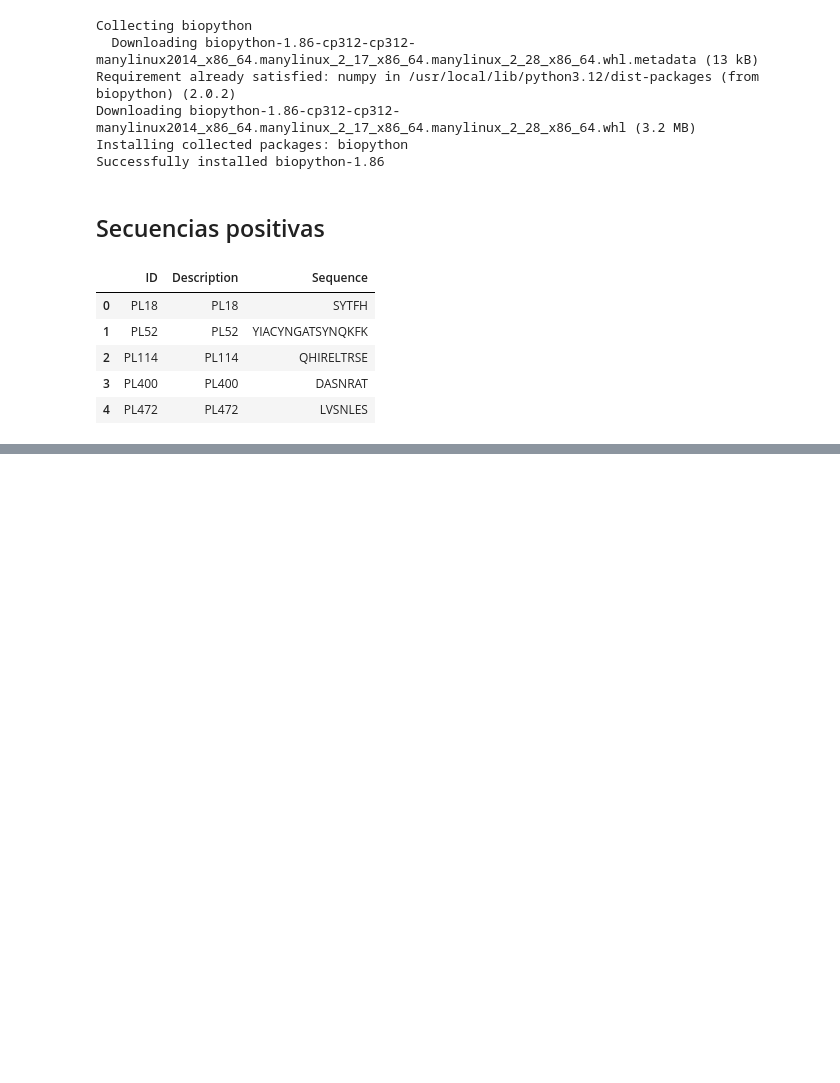
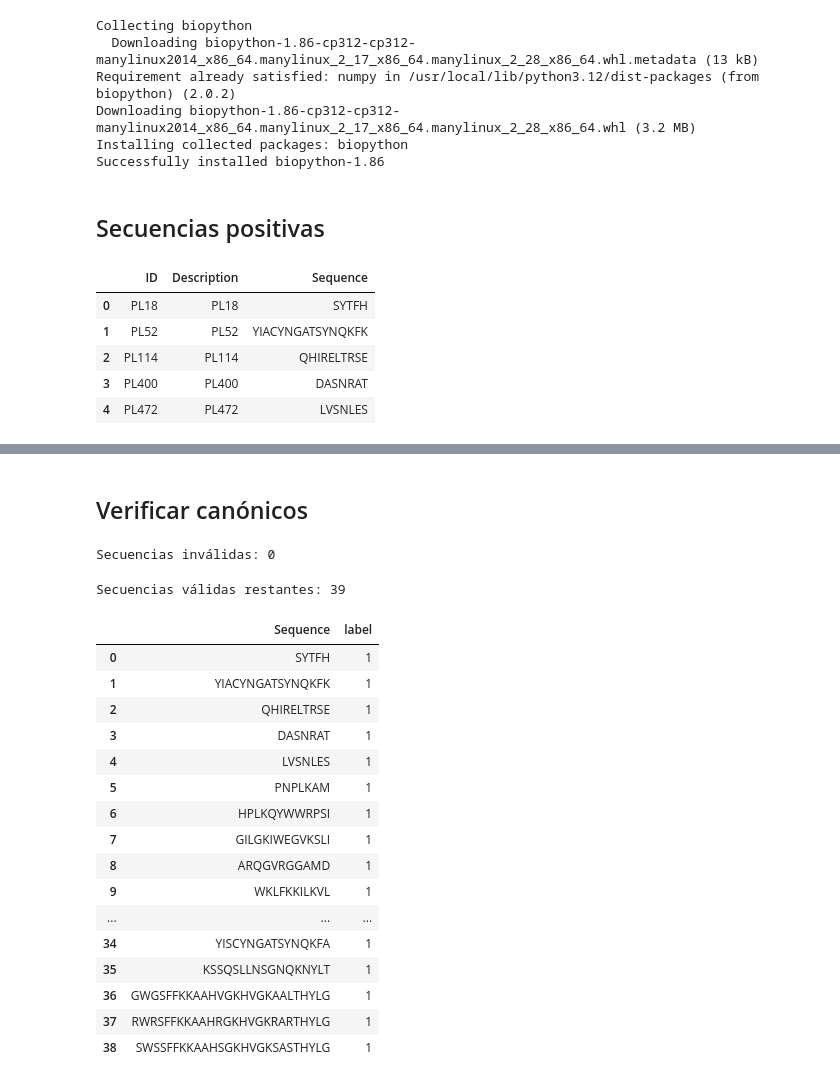
Before and after one commit to AnaLuisaIA/antifungal-peptides, a Jupyter notebook: databases/PepLab/PepLab.ipynb, the cells around one changed output, grey strips where cells are left out. Cells and saved outputs as stored; diff of their text form; code cells hidden in the pictures; blank space fills up the shorter version.

```diff
--- a/databases/PepLab/PepLab.ipynb
+++ b/databases/PepLab/PepLab.ipynb
@@ -74,0 +71,2 @@ secuencias.describe()
+# %%
+df_afp = df_afp.drop_duplicates().copy()
@@ -74,0 +77,38 @@ secuencias.describe()
+# %% [markdown]
+## Verificar canónicos
+# %%
+# Definir aminoácidos canónicos
+aminoacidos = set("ACDEFGHIKLMNPQRSTVWY")
+# %%
+# Verificar cuáles secuencias válidas
+df_afp["is_valid"] = [set(seq).issubset(aminoacidos) for seq in df_afp["Sequence"]]
+# %%
+no_validas = df_afp[~df_afp["is_valid"]]
+print("Secuencias inválidas:", len(no_validas))
+# %% [output]
+Secuencias inválidas: 0
+# %%
+df_validas = df_afp[df_afp["is_valid"]].drop(columns="is_valid")
+print("Secuencias válidas restantes:", len(df_validas))
+# %% [output]
+Secuencias válidas restantes: 39
+# %%
+display(df_validas)
+# %% [output]
+|  | Sequence | label |
+| 0 | SYTFH | 1 |
+| 1 | YIACYNGATSYNQKFK | 1 |
+| 2 | QHIRELTRSE | 1 |
+| 3 | DASNRAT | 1 |
+| 4 | LVSNLES | 1 |
+| 5 | PNPLKAM | 1 |
+| 6 | HPLKQYWWRPSI | 1 |
+| 7 | GILGKIWEGVKSLI | 1 |
+| 8 | ARQGVRGGAMD | 1 |
+| 9 | WKLFKKILKVL | 1 |
+| ... | ... | ... |
+| 34 | YISCYNGATSYNQKFA | 1 |
+| 35 | KSSQSLLNSGNQKNYLT | 1 |
+| 36 | GWGSFFKKAAHVGKHVGKAALTHYLG | 1 |
+| 37 | RWRSFFKKAAHRGKHVGKRARTHYLG | 1 |
+| 38 | SWSSFFKKAAHSGKHVGKSASTHYLG | 1 |
```
Also changed, not shown: parts of 17 cells of this notebook, 2 other files.
